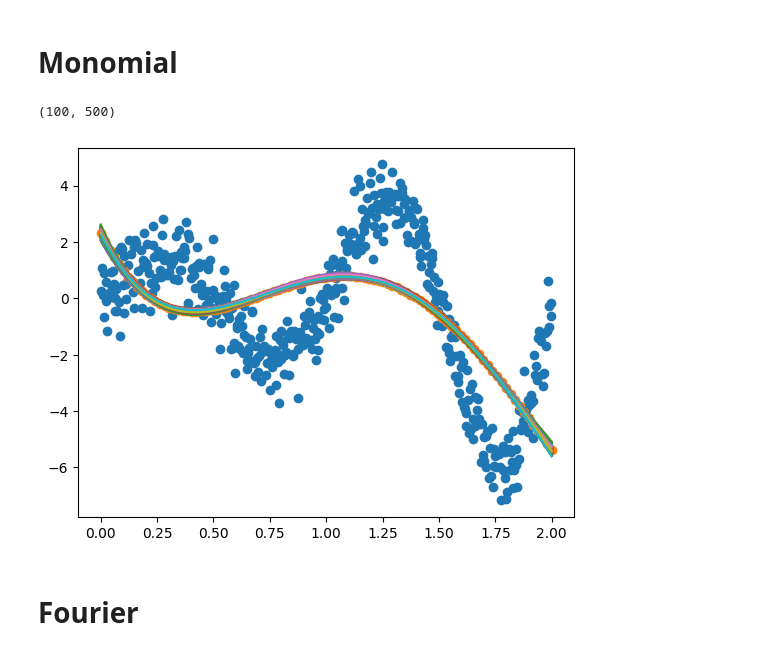
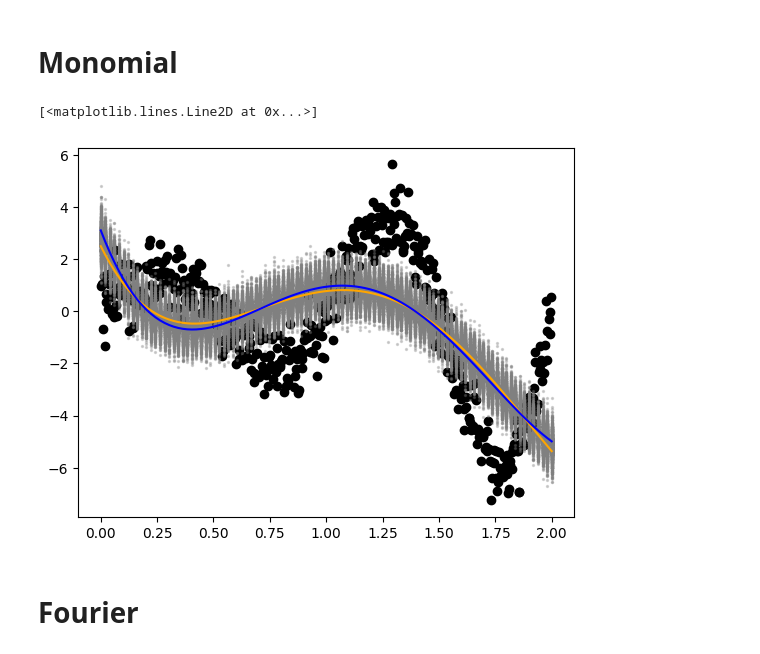
Before and after one commit to cnagata2002/ENM5310, a Jupyter notebook: HW/HW1/coding_assignment1_helper.ipynb, the cells around one changed output. Cells and saved outputs as stored; diff of their text form; code cells hidden in the pictures.

```diff
--- a/HW/HW1/coding_assignment1_helper.ipynb
+++ b/HW/HW1/coding_assignment1_helper.ipynb
@@ -643,28 +703,49 @@ y = jnp.exp(x)*jnp.sin(2*jnp.pi*x)+e
 alpha = 5
 beta = 0.1
 
-m_0 = jnp.zeros(D)
-S_0 = 1/beta * jnp.eye(D)
+m_0_map = jnp.zeros(D)
+S_0_map = 1/beta * jnp.eye(D)
 
-phi = jnp.array([x**0,x**1,x**2,x**3,x**4]).T
-S_Ninv = jnp.linalg.inv(S_0) + alpha * phi.T @ phi
-S_N = jnp.linalg.inv(S_Ninv)
-m_N = S_N @ (jnp.linalg.inv(S_0) @ m_0 + alpha * phi.T @ y)
+phi_map = jnp.array([x**0,x**1,x**2,x**3,x**4]).T
+S_Ninv_map = jnp.linalg.inv(S_0_map) + alpha * phi_map.T @ phi_map
+S_N_map = jnp.linalg.inv(S_Ninv_map)
+m_N_map = S_N_map @ (jnp.linalg.inv(S_0_map) @ m_0_map + alpha * phi_map.T @ y)
+
+m_0_mle = jnp.zeros(D)
+S_0_mle = jnp.zeros(D)
+
+phi_mle = jnp.array([x**0,x**1,x**2,x**3,x**4]).T
+S_Ninv_mle = alpha * phi_mle.T @ phi_mle
+S_N_mle = jnp.linalg.inv(S_Ninv_mle)
+m_N_mle = S_N_mle @ (alpha * phi_mle.T @ y)
 # %%
-w = random.multivariate_normal(MAP_key,m_N,S_N,shape = (N,))
+MAP_key, MAP_cov_key = random.split(MAP_key, 2)
+MLE_key, MLE_cov_key = random.split(MAP_key, 2)
+w_map = random.multivariate_normal(MAP_key,m_N_map,S_N_map,shape = (N,))
 x_plot = jnp.linspace(0,2,100)
 phi = jnp.array([x_plot**0,x_plot**1,x_plot**2,x_plot**3,x_plot**4]).T
-f_MAP = phi @ w.T
+f_map = phi_map @ w_map.T
 
-print(f_MAP.shape)
 
-plt.scatter(x,y)
-plt.scatter(x_plot, phi @ m_N)
-for i in range(N):
-    plt.plot(x_plot, f_MAP[:,i])
+mean_map = phi @ m_N_map
+covariance_map = jnp.eye(phi.shape[0])/alpha + phi @ S_N_map @ phi.T
+y_map_samples = random.multivariate_normal(MAP_cov_key, mean_map, covariance_map, shape = (N,)).flatten()
+x_map_samples = jnp.tile(x_plot,500)
+
+mean_mle = phi @ m_N_mle
+covariance_mle = jnp.eye(phi.shape[0])/alpha + phi @ S_N_mle @ phi.T
+y_mle_samples = random.multivariate_normal(MLE_cov_key, mean_mle, covariance_mle, shape = (N,)).flatten()
+x_mle_samples = jnp.tile(x_plot,500)
+
+
+plt.scatter(x,y, color = 'black')
+plt.scatter(x_map_samples, y_map_samples, alpha = 0.3, marker = 'o', s = 2, color = 'grey')
+plt.scatter(x_mle_samples, y_mle_samples, alpha = 0.3, marker = 'o', s = 2, color = 'grey')
+plt.plot(x_plot, mean_map,color = 'orange')
+plt.plot(x_plot, mean_mle,color = 'blue')
 # %% [output]
-(100, 500)
+[<matplotlib.lines.Line2D at 0x...>]
-[figure, old version]
+[figure, new version]
 # %% [markdown]
 # Fourier
 # %%
```
Also changed, not shown: parts of 9 cells of this notebook.
